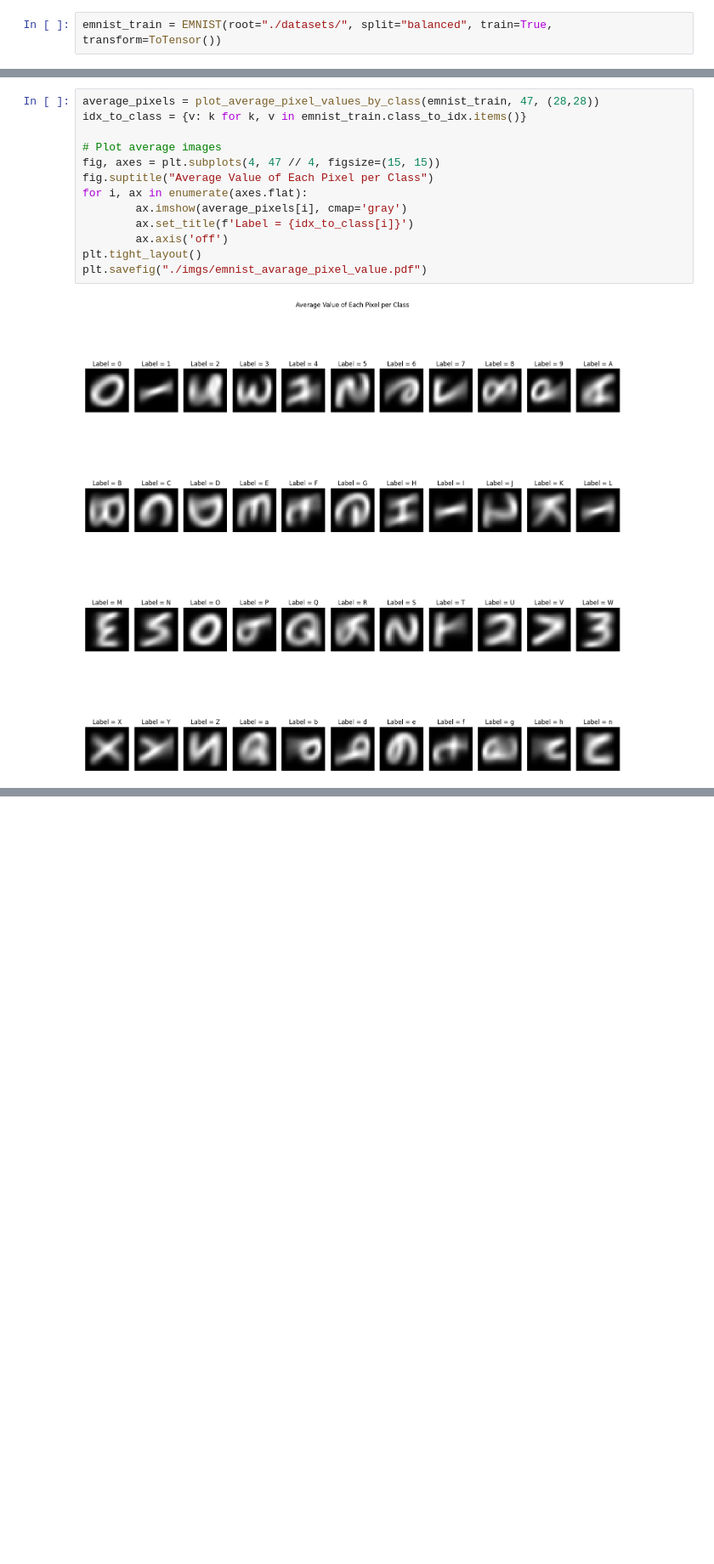
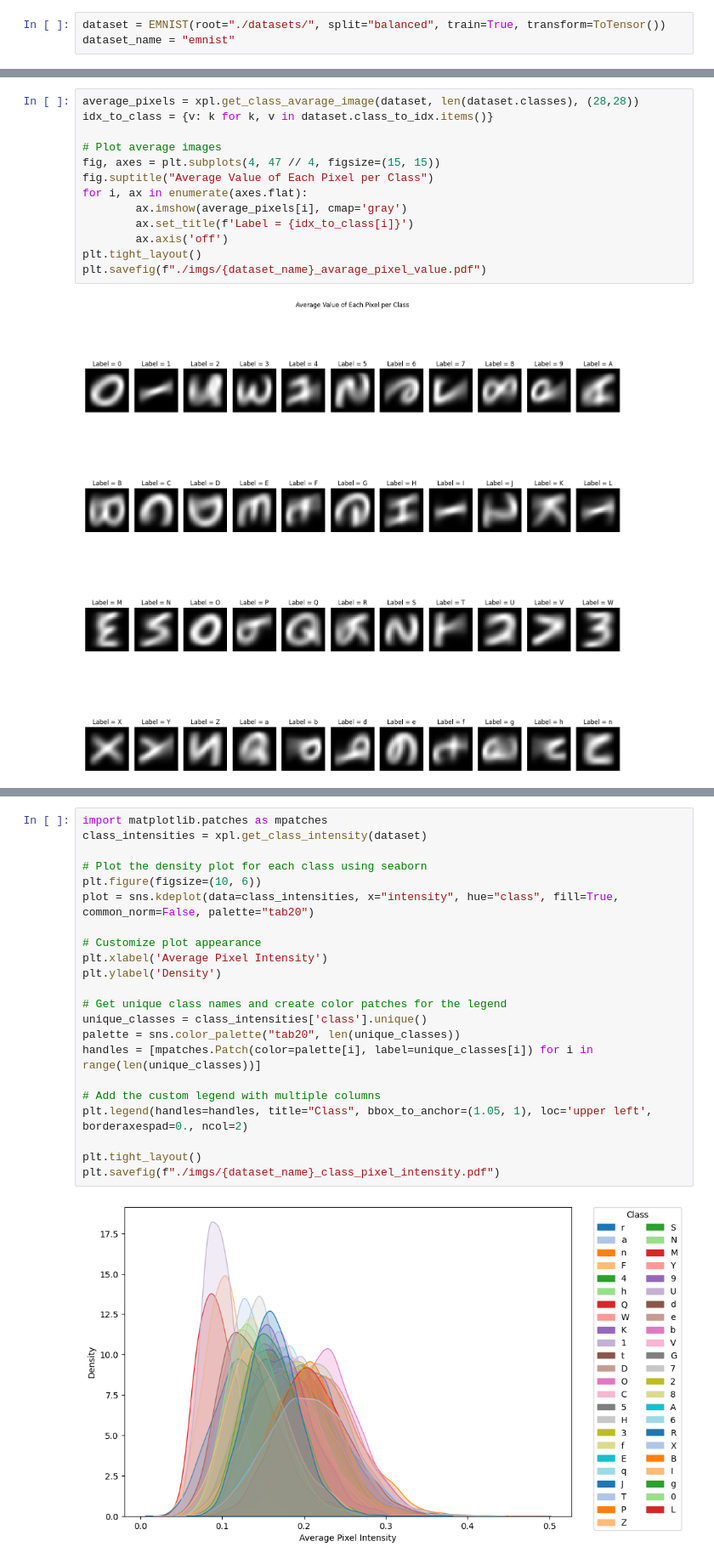
Before and after one commit to odinsseo/ii2202-historical-ocr, a Jupyter notebook: exploratory_analysis.ipynb, the cells around one changed output, grey strips where cells are left out. Shown at 85% size. Cells and saved outputs as stored; diff of their text form; blank space fills up the shorter version.

```diff
--- a/exploratory_analysis.ipynb
+++ b/exploratory_analysis.ipynb
@@ -117,2 +124,3 @@ import seaborn as sns
 # %%
-emnist_train = EMNIST(root="./datasets/", split="balanced", train=True, transform=ToTensor())
+dataset = EMNIST(root="./datasets/", split="balanced", train=True, transform=ToTensor())
+dataset_name = "emnist"
@@ -191,6 +139,6 @@ def plot_average_pixel_values_by_class(dataset: EMNIST, num_classes, image_shape
 # %%
-average_pixels = plot_average_pixel_values_by_class(emnist_train, 47, (28,28))
-idx_to_class = {v: k for k, v in emnist_train.class_to_idx.items()}
+average_pixels = xpl.get_class_avarage_image(dataset, len(dataset.classes), (28,28))
+idx_to_class = {v: k for k, v in dataset.class_to_idx.items()}
 
 # Plot average images
 fig, axes = plt.subplots(4, 47 // 4, figsize=(15, 15))
@@ -200,6 +148,6 @@ for i, ax in enumerate(axes.flat):
         ax.set_title(f'Label = {idx_to_class[i]}')
         ax.axis('off')
 plt.tight_layout()
-plt.savefig("./imgs/emnist_avarage_pixel_value.pdf")
+plt.savefig(f"./imgs/{dataset_name}_avarage_pixel_value.pdf")
 # %% [output]
 [figure]
@@ -290,0 +162,24 @@ plt.show()
+# %%
+import matplotlib.patches as mpatches
+class_intensities = xpl.get_class_intensity(dataset)
+
+# Plot the density plot for each class using seaborn
+plt.figure(figsize=(10, 6))
+plot = sns.kdeplot(data=class_intensities, x="intensity", hue="class", fill=True, common_norm=False, palette="tab20")
+
+# Customize plot appearance
+plt.xlabel('Average Pixel Intensity')
+plt.ylabel('Density')
+
+# Get unique class names and create color patches for the legend
+unique_classes = class_intensities['class'].unique()
+palette = sns.color_palette("tab20", len(unique_classes))
+handles = [mpatches.Patch(color=palette[i], label=unique_classes[i]) for i in range(len(unique_classes))]
+
+# Add the custom legend with multiple columns
+plt.legend(handles=handles, title="Class", bbox_to_anchor=(1.05, 1), loc='upper left', borderaxespad=0., ncol=2)
+
+plt.tight_layout()
+plt.savefig(f"./imgs/{dataset_name}_class_pixel_intensity.pdf")
+# %% [output]
+[figure, added]
```
Also changed, not shown: parts of 10 cells of this notebook, 5 other files.
